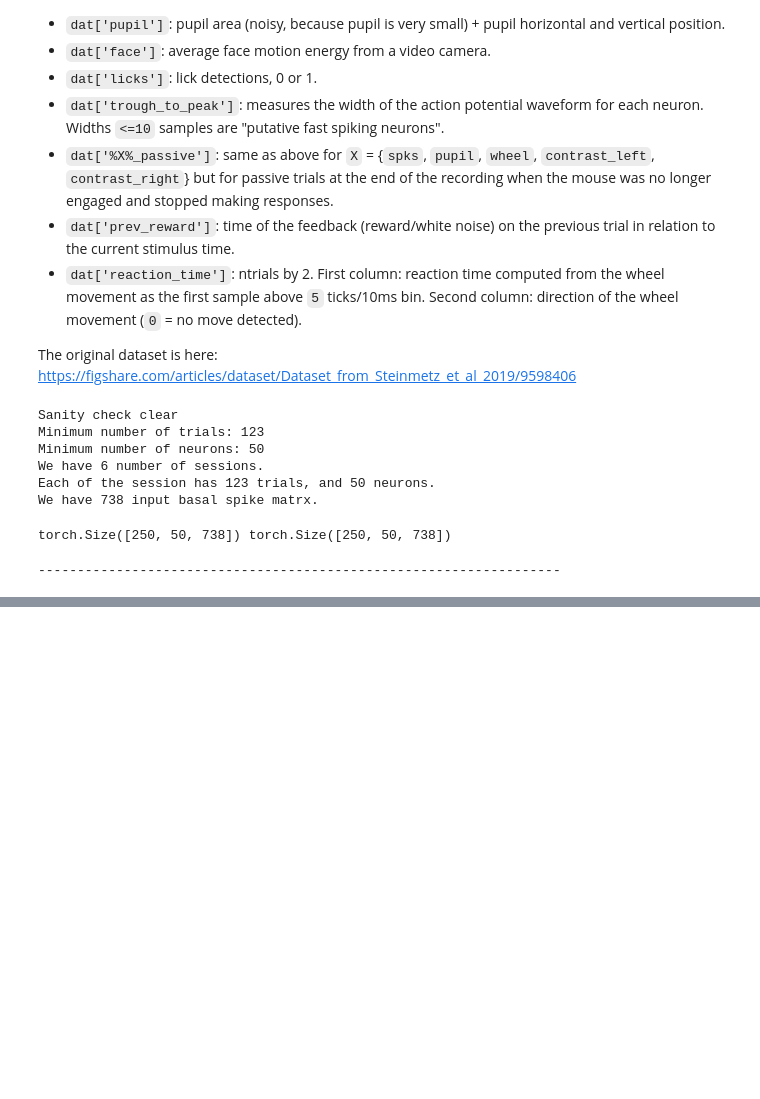
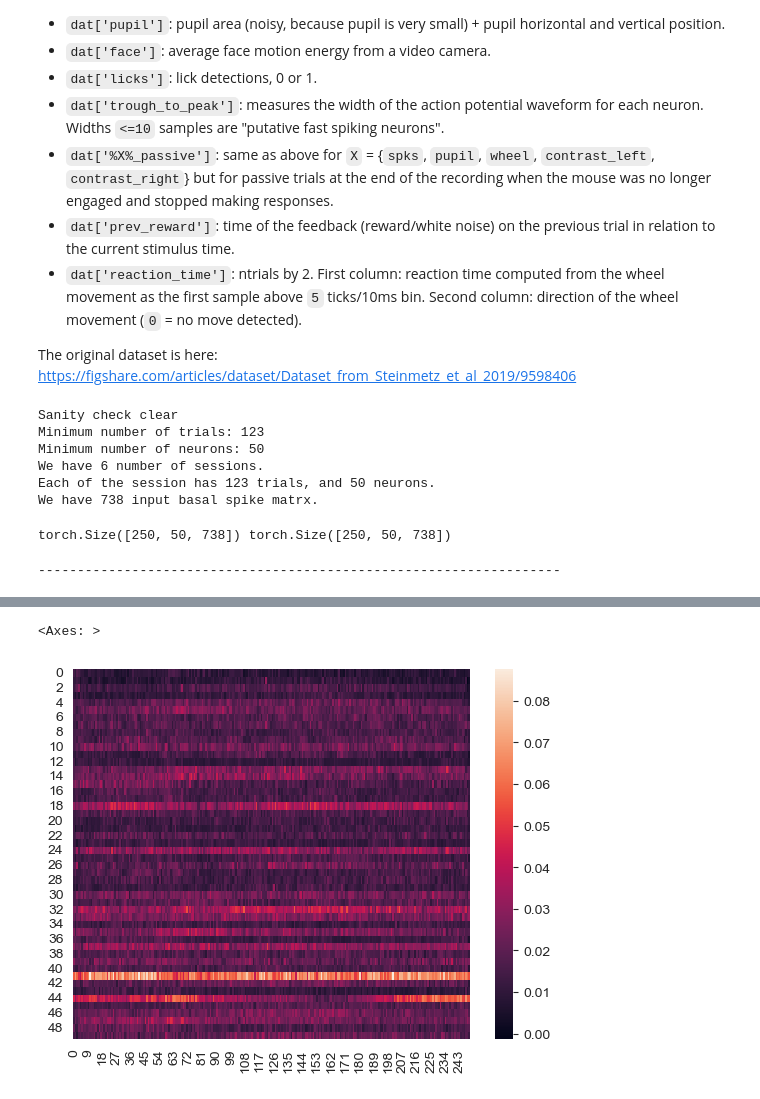
Before and after one commit to SmartPotato716/NMA_DL_NeuronPrediction, a Jupyter notebook: Autoencoder.ipynb, the cells around one changed output, grey strips where cells are left out. Cells and saved outputs as stored; diff of their text form; code cells hidden in the pictures; blank space fills up the shorter version.

```diff
--- a/Autoencoder.ipynb
+++ b/Autoencoder.ipynb
@@ -755,0 +759,12 @@ test_mse_lost = test_model(test_loader, trained_conv_AE)
+# %%
+predicted = torch.zeros(visual_spks.shape)
+for i in range(visual_spks.shape[2]):
+    input_v = visual_spks[:, :, i].unsqueeze(0)
+    input_v = normalization(input_v)
+    output = trained_conv_AE.forward(input_v)
+    predicted[:, :, i] = output.squeeze(0)
+# %%
+visual_spks = visual_spks.float()
+predicted = predicted.float()
+visual_spks_mean = torch.mean(visual_spks, dim = 2).detach().numpy()
+predicted_mean = torch.mean(predicted, dim = 2).detach().numpy()
@@ -755,0 +781,5 @@ test_mse_lost = test_model(test_loader, trained_conv_AE)
+# %%
+sns.heatmap(predicted_mean.T)
+# %% [output]
+<Axes: >
+[figure, added]
```
Also changed, not shown: parts of 6 cells of this notebook.
